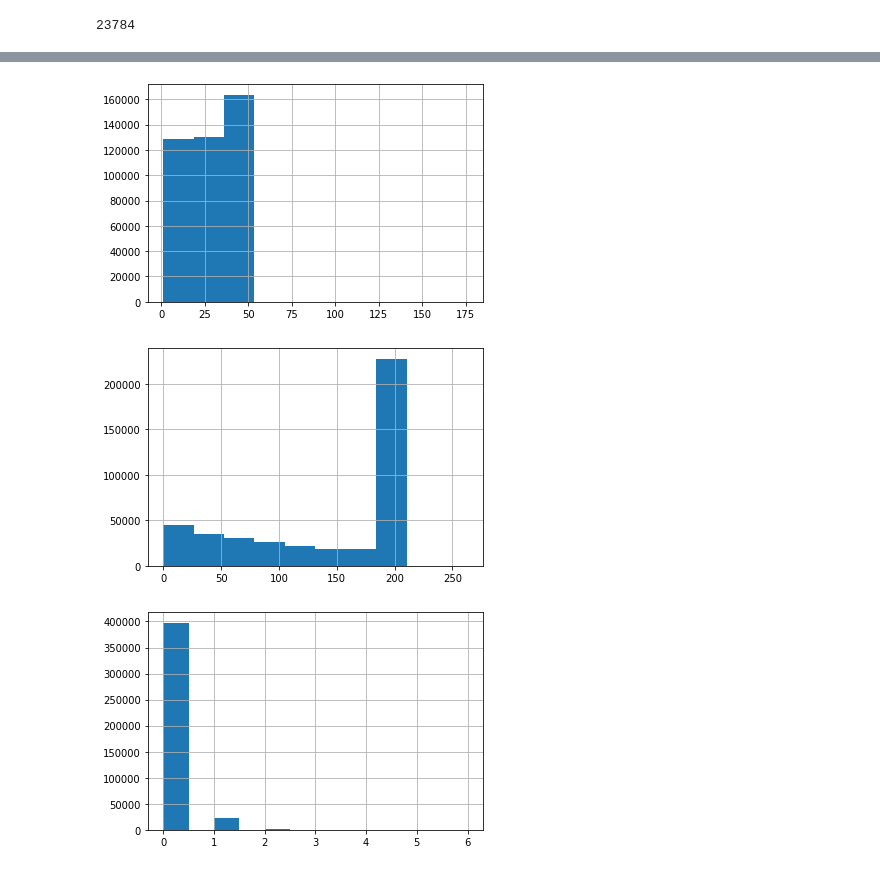
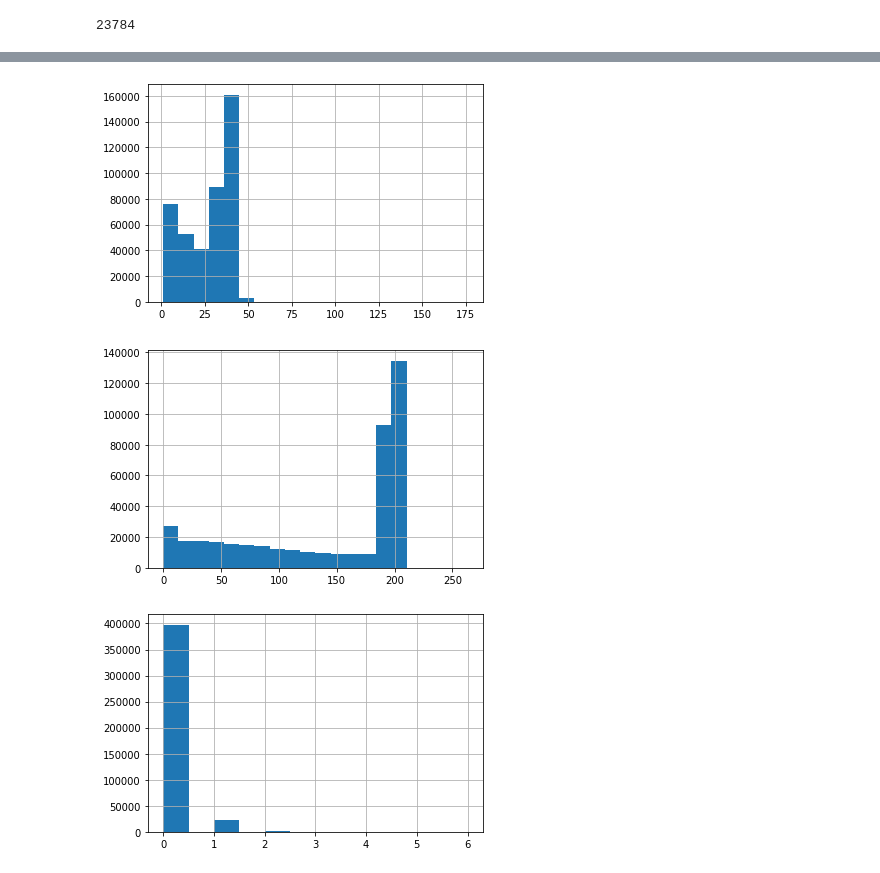
Before and after one commit to esharma3/myers-briggs-personality-prediction, a Jupyter notebook: individual work/kat.ipynb, the cells around one changed output, grey strips where cells are left out. Saved outputs shown, nothing was run; the diff lists cells and outputs as text; code cells hidden in the pictures.

```diff
--- a/individual work/kat.ipynb
+++ b/individual work/kat.ipynb
@@ -133,13 +164,13 @@ len(mbti_post[mbti_post['word_count']<=1])
 # %%
-mbti_post['word_count'].hist()
+mbti_post['word_count'].hist(bins=20)
 plt.savefig(os.path.join(img_path,"word_hist.png"))
 # %% [output]
-[figure, old version]
+[figure, new version]
 # %%
-mbti_post['char_count'].hist()
+mbti_post['char_count'].hist(bins=20)
 plt.savefig(os.path.join(img_path,"character_hist.png"))
 # %% [output]
-[figure, old version]
+[figure, new version]
 # %%
 mbti_post['link_count'].hist(bins=12)
 plt.savefig(os.path.join(img_path,"link_hist.png"))
```
Also changed, not shown: parts of 3 cells of this notebook.
